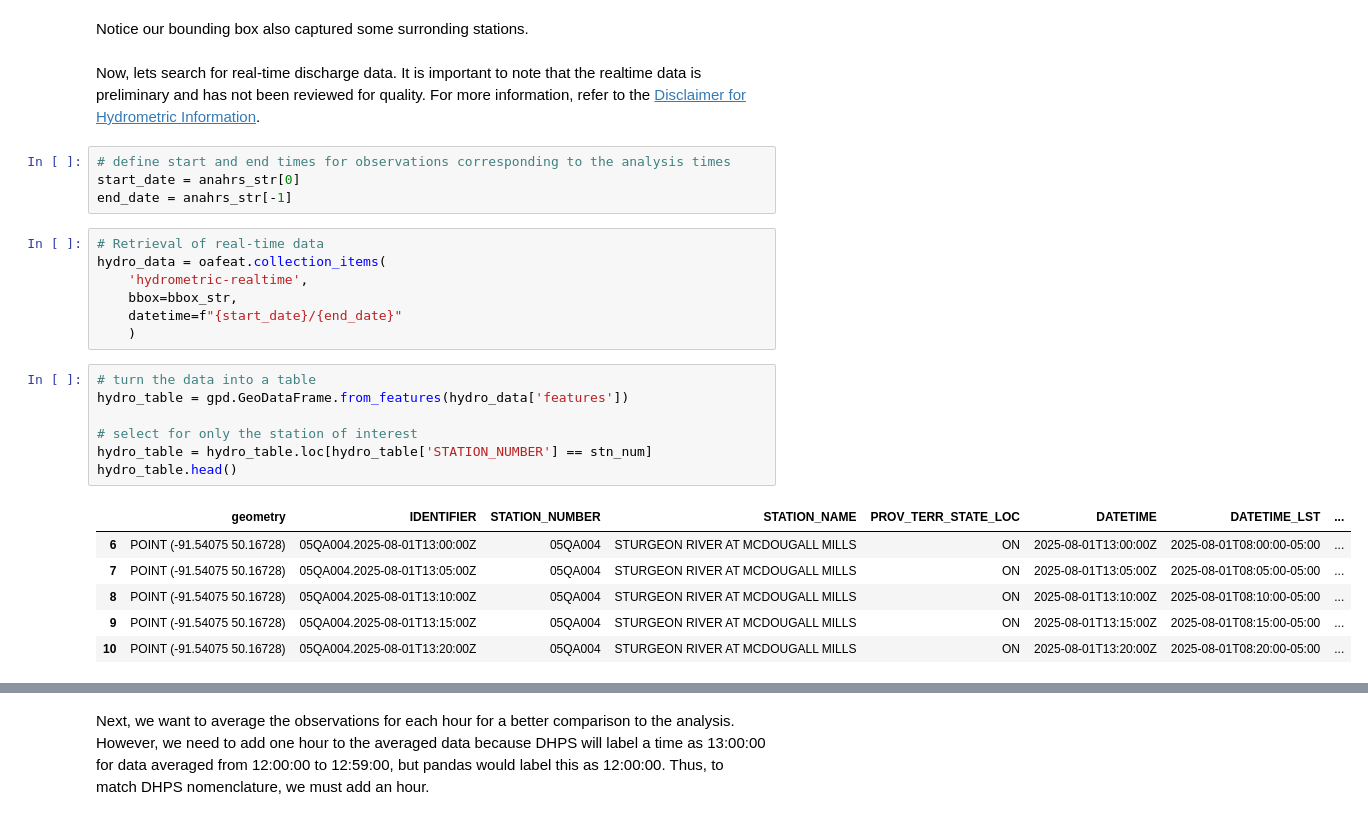
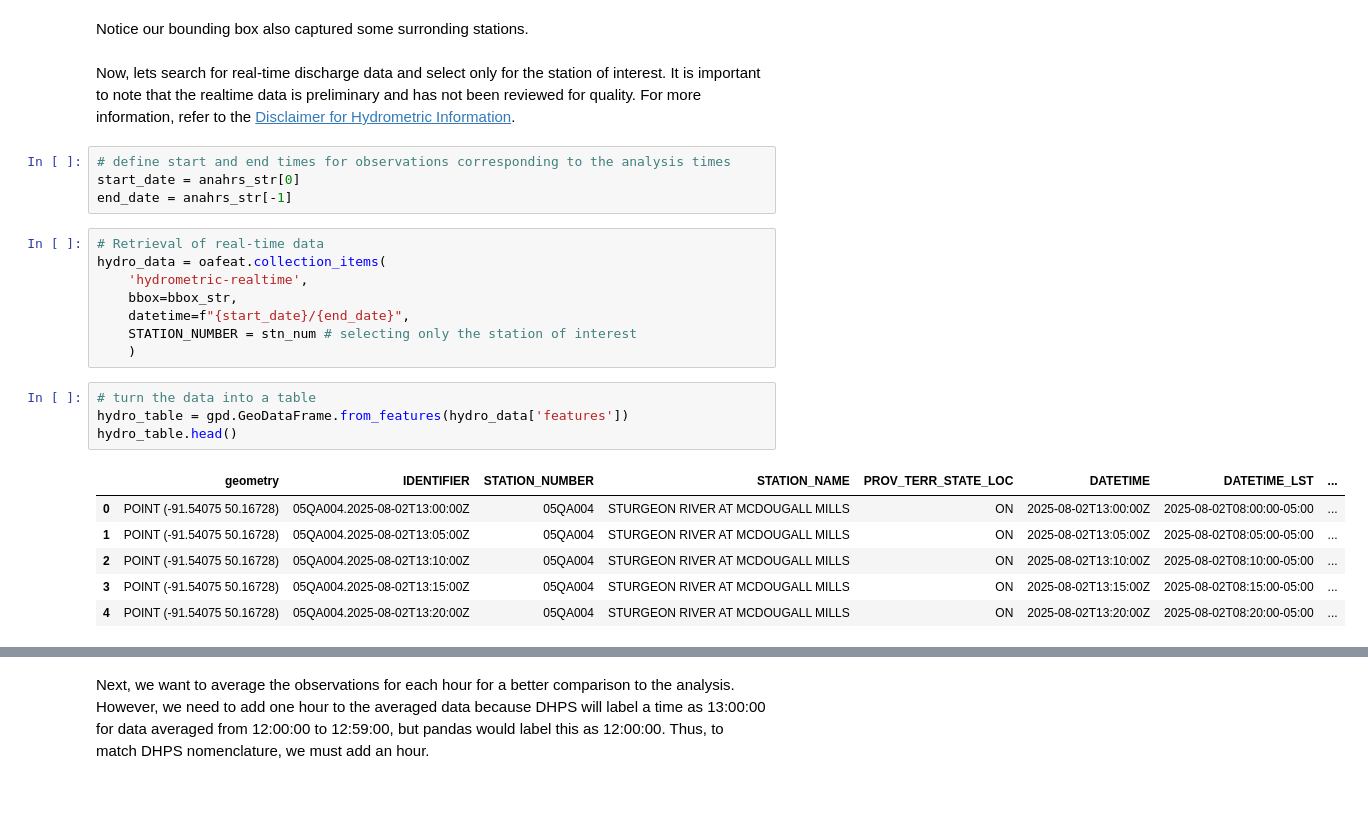
Before and after one commit to NHS-Dev/geomet-nsrps-streamflow-tutorials, a Jupyter notebook: Python/locating-stations-on-grids.ipynb, the cells around one changed output, grey strips where cells are left out. Saved outputs shown, nothing was run; the diff lists cells and outputs as text.

Commit message:
updating query for hydrometric data

```diff
--- a/Python/locating-stations-on-grids.ipynb
+++ b/Python/locating-stations-on-grids.ipynb
@@ -382,7 +382,7 @@ station_table.head(10)
 # %% [markdown]
 Notice our bounding box also captured some surronding stations.
 # %% [markdown]
-Now, lets search for real-time discharge data. It is important to note that the realtime data is preliminary and has not been reviewed for quality. For more information, refer to the [Disclaimer for Hydrometric Information](https://wateroffice.ec.gc.ca/disclaimer_info_e.html).
+Now, lets search for real-time discharge data and select only for the station of interest. It is important to note that the realtime data is preliminary and has not been reviewed for quality. For more information, refer to the [Disclaimer for Hydrometric Information](https://wateroffice.ec.gc.ca/disclaimer_info_e.html).
 # %%
 # define start and end times for observations corresponding to the analysis times
 start_date = anahrs_str[0]
@@ -392,22 +392,20 @@ end_date = anahrs_str[-1]
 hydro_data = oafeat.collection_items(
     'hydrometric-realtime',
     bbox=bbox_str,
-    datetime=f"{start_date}/{end_date}"
+    datetime=f"{start_date}/{end_date}",
+    STATION_NUMBER = stn_num # selecting only the station of interest
     )
 # %%
 # turn the data into a table
 hydro_table = gpd.GeoDataFrame.from_features(hydro_data['features'])
-
-# select for only the station of interest
-hydro_table = hydro_table.loc[hydro_table['STATION_NUMBER'] == stn_num]
 hydro_table.head()
 # %% [output]
 |  | geometry | IDENTIFIER | STATION_NUMBER | STATION_NAME | PROV_TERR_STATE_LOC | DATETIME | DATETIME_LST | ... |
-| 6 | POINT (-91.54075 50.16728) | 05QA004.2025-08-01T13:00:00Z | 05QA004 | STURGEON RIVER AT MCDOUGALL MILLS | ON | 2025-08-01T13:00:00Z | 2025-08-01T08:00:00-05:00 | ... |
-| 7 | POINT (-91.54075 50.16728) | 05QA004.2025-08-01T13:05:00Z | 05QA004 | STURGEON RIVER AT MCDOUGALL MILLS | ON | 2025-08-01T13:05:00Z | 2025-08-01T08:05:00-05:00 | ... |
-| 8 | POINT (-91.54075 50.16728) | 05QA004.2025-08-01T13:10:00Z | 05QA004 | STURGEON RIVER AT MCDOUGALL MILLS | ON | 2025-08-01T13:10:00Z | 2025-08-01T08:10:00-05:00 | ... |
-| 9 | POINT (-91.54075 50.16728) | 05QA004.2025-08-01T13:15:00Z | 05QA004 | STURGEON RIVER AT MCDOUGALL MILLS | ON | 2025-08-01T13:15:00Z | 2025-08-01T08:15:00-05:00 | ... |
-| 10 | POINT (-91.54075 50.16728) | 05QA004.2025-08-01T13:20:00Z | 05QA004 | STURGEON RIVER AT MCDOUGALL MILLS | ON | 2025-08-01T13:20:00Z | 2025-08-01T08:20:00-05:00 | ... |
+| 0 | POINT (-91.54075 50.16728) | 05QA004.2025-08-02T13:00:00Z | 05QA004 | STURGEON RIVER AT MCDOUGALL MILLS | ON | 2025-08-02T13:00:00Z | 2025-08-02T08:00:00-05:00 | ... |
+| 1 | POINT (-91.54075 50.16728) | 05QA004.2025-08-02T13:05:00Z | 05QA004 | STURGEON RIVER AT MCDOUGALL MILLS | ON | 2025-08-02T13:05:00Z | 2025-08-02T08:05:00-05:00 | ... |
+| 2 | POINT (-91.54075 50.16728) | 05QA004.2025-08-02T13:10:00Z | 05QA004 | STURGEON RIVER AT MCDOUGALL MILLS | ON | 2025-08-02T13:10:00Z | 2025-08-02T08:10:00-05:00 | ... |
+| 3 | POINT (-91.54075 50.16728) | 05QA004.2025-08-02T13:15:00Z | 05QA004 | STURGEON RIVER AT MCDOUGALL MILLS | ON | 2025-08-02T13:15:00Z | 2025-08-02T08:15:00-05:00 | ... |
+| 4 | POINT (-91.54075 50.16728) | 05QA004.2025-08-02T13:20:00Z | 05QA004 | STURGEON RIVER AT MCDOUGALL MILLS | ON | 2025-08-02T13:20:00Z | 2025-08-02T08:20:00-05:00 | ... |
 # %%
 # transform the table to a dataframe for graphing
 obs_df = pd.DataFrame(hydro_table)
```
Also changed, not shown: parts of 8 cells of this notebook.
